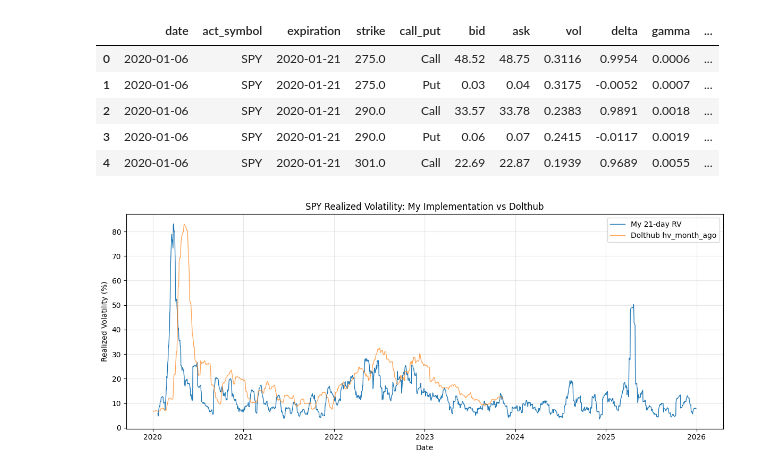
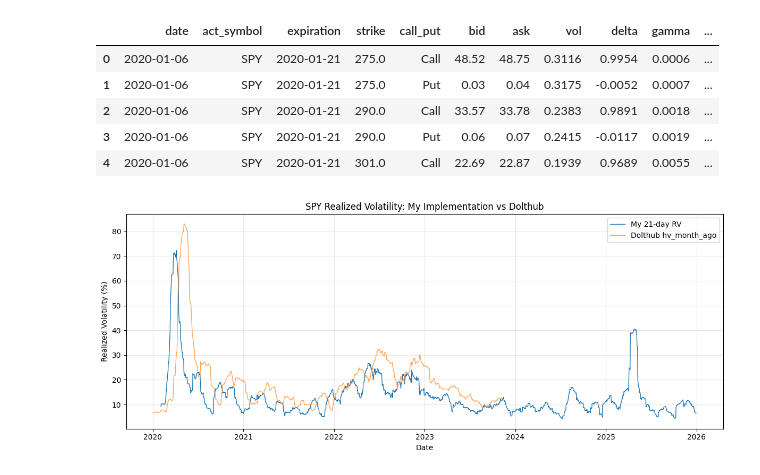
Before and after one commit to ElanPodo/volatility_surface_signals, a Jupyter notebook: notebooks/01_data_exploration.ipynb, the cells around one changed output. Saved outputs shown, nothing was run; the diff lists cells and outputs as text; code cells hidden in the pictures.

Commit message:
Correct trading days per year and rolling monthly window

```diff
--- a/notebooks/01_data_exploration.ipynb
+++ b/notebooks/01_data_exploration.ipynb
@@ -73,25 +73,25 @@ merged.head()
 # %%
 from src.rv_estimators import close_to_close_rv
 
 PROJECT_ROOT = Path.cwd().parent if Path.cwd().name == "notebooks" else Path.cwd()
 DATA_DIR = PROJECT_ROOT / "data"
 
 sp = pd.read_parquet(DATA_DIR / "spy_prices.parquet")
 vh = pd.read_parquet(DATA_DIR / "spy_volatility_history.parquet")
 
-rv_13 = close_to_close_rv(sp["Close"], window=13)
+rv_21 = close_to_close_rv(sp["Close"], window=21)
 
 vh = vh.set_index("date").sort_index()
 
 fig, ax = plt.subplots(figsize=(12, 5))
-ax.plot(rv_13.index, rv_21 * 100, linewidth=1, label="My 13-day RV")
+ax.plot(rv_21.index, rv_21 * 100, linewidth=1, label="My 21-day RV")
 ax.plot(vh.index, vh["hv_month_ago"] * 100, linewidth=1, label="Dolthub hv_month_ago", alpha=0.7)
 ax.set_title("SPY Realized Volatility: My Implementation vs Dolthub")
 ax.set_xlabel("Date")
 ax.set_ylabel("Realized Volatility (%)")
 ax.grid(True, alpha=0.3)
 ax.legend()
 plt.tight_layout()
 plt.show()
 # %% [output]
-[figure, old version]
+[figure, new version]
```
Also changed, not shown: 1 other file.
